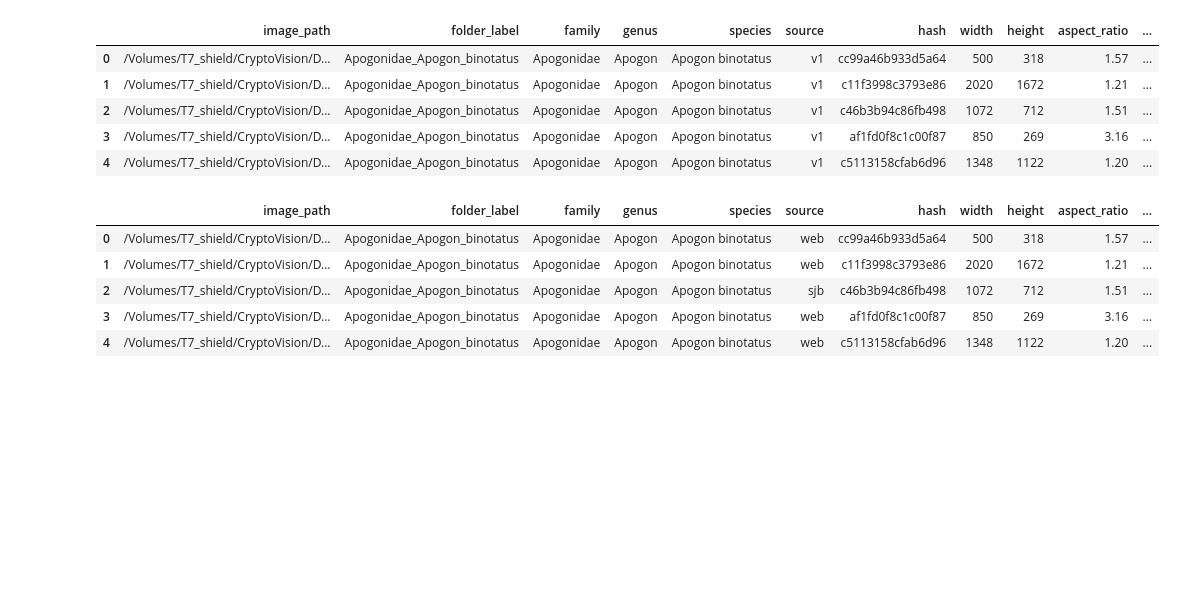
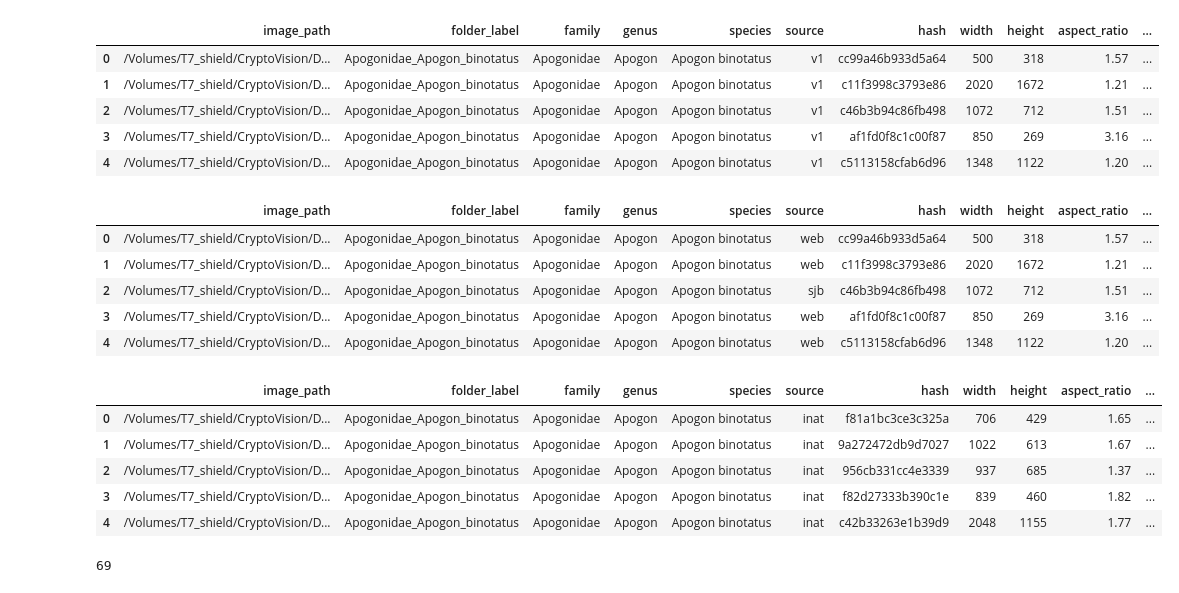
Before and after one commit to leonardo-reginato/cryptovision, a Jupyter notebook: notebooks/dataset_setup.ipynb, the cells around one changed output. Cells and saved outputs as stored; diff of their text form; code cells hidden in the pictures; blank space fills up the shorter version.

```diff
--- a/notebooks/dataset_setup.ipynb
+++ b/notebooks/dataset_setup.ipynb
@@ -153,3 +153,22 @@ sp_list = [
     'Tripterygiidae_Enneapterygius_tutuilae' ,
     'Tripterygiidae_Ucla_xenogrammus',
 ]
+# %%
+import pandas as pd
+
+df_inat = pd.read_csv(
+    '/Volumes/T7_shield/CryptoVision/Data/Images/Sources/INaturaList/Species/v250116/images_catalog.csv'
+)
+
+df_inat.head()
+# %% [output]
+|  | image_path | folder_label | family | genus | species | source | hash | width | height | aspect_ratio | ... |
+| 0 | /Volumes/T7_shield/CryptoVision/D... | Apogonidae_Apogon_binotatus | Apogonidae | Apogon | Apogon binotatus | inat | f81a1bc3ce3c325a | 706 | 429 | 1.65 | ... |
+| 1 | /Volumes/T7_shield/CryptoVision/D... | Apogonidae_Apogon_binotatus | Apogonidae | Apogon | Apogon binotatus | inat | 9a272472db9d7027 | 1022 | 613 | 1.67 | ... |
+| 2 | /Volumes/T7_shield/CryptoVision/D... | Apogonidae_Apogon_binotatus | Apogonidae | Apogon | Apogon binotatus | inat | 956cb331cc4e3339 | 937 | 685 | 1.37 | ... |
+| 3 | /Volumes/T7_shield/CryptoVision/D... | Apogonidae_Apogon_binotatus | Apogonidae | Apogon | Apogon binotatus | inat | f82d27333b390c1e | 839 | 460 | 1.82 | ... |
+| 4 | /Volumes/T7_shield/CryptoVision/D... | Apogonidae_Apogon_binotatus | Apogonidae | Apogon | Apogon binotatus | inat | c42b33263e1b39d9 | 2048 | 1155 | 1.77 | ... |
+# %%
+df_inat[df_inat['flag_small']].shape[0]
+# %% [output]
+69
```
Also changed, not shown: parts of 2 cells of this notebook, 3 other files.
